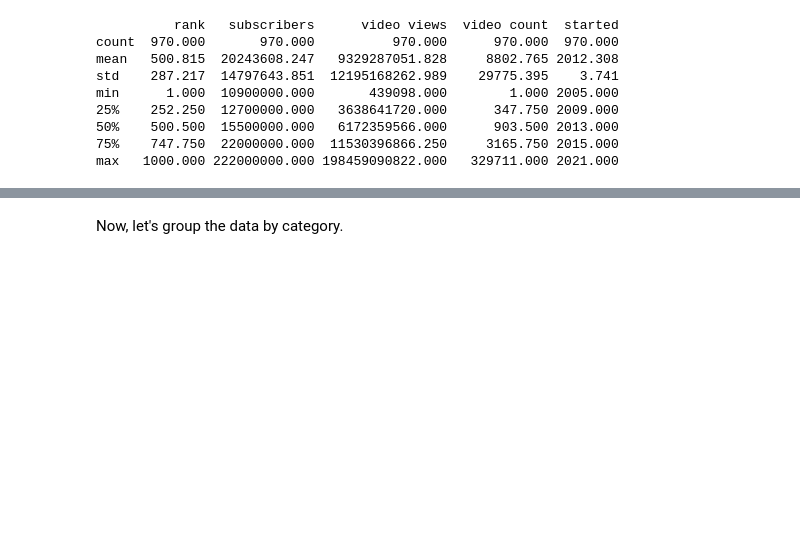
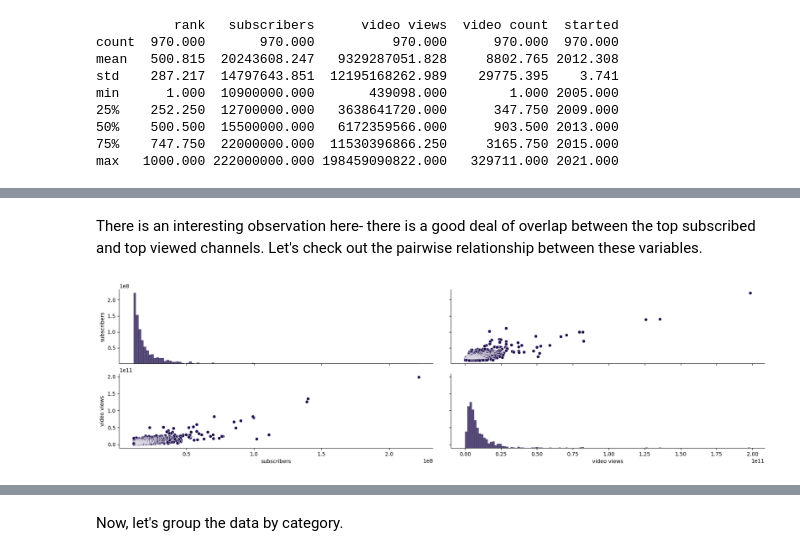
Before and after one commit to hnperry/yteda, a Jupyter notebook: yt.ipynb, the cells around one changed output, grey strips where cells are left out. Drawn from its saved outputs; the diff is of its cells as text; code cells hidden in the pictures; blank space fills up the shorter version.

```diff
--- a/yt.ipynb
+++ b/yt.ipynb
@@ -182,0 +302,9 @@ max   1000.000 222000000.000 198459090822.000   329711.000 2021.000
+# %% [markdown]
+There is an interesting observation here- there is a good deal of overlap between the top subscribed and top viewed channels. Let's check out the pairwise relationship between these variables.
+# %%
+pairdf=df[['subscribers', 'video views']]
+g=sns.pairplot(pairdf)
+g.fig.set_size_inches(20,5)
+plt.show()
+# %% [output]
+[figure, added]
```
Also changed, not shown: parts of 22 cells of this notebook.
